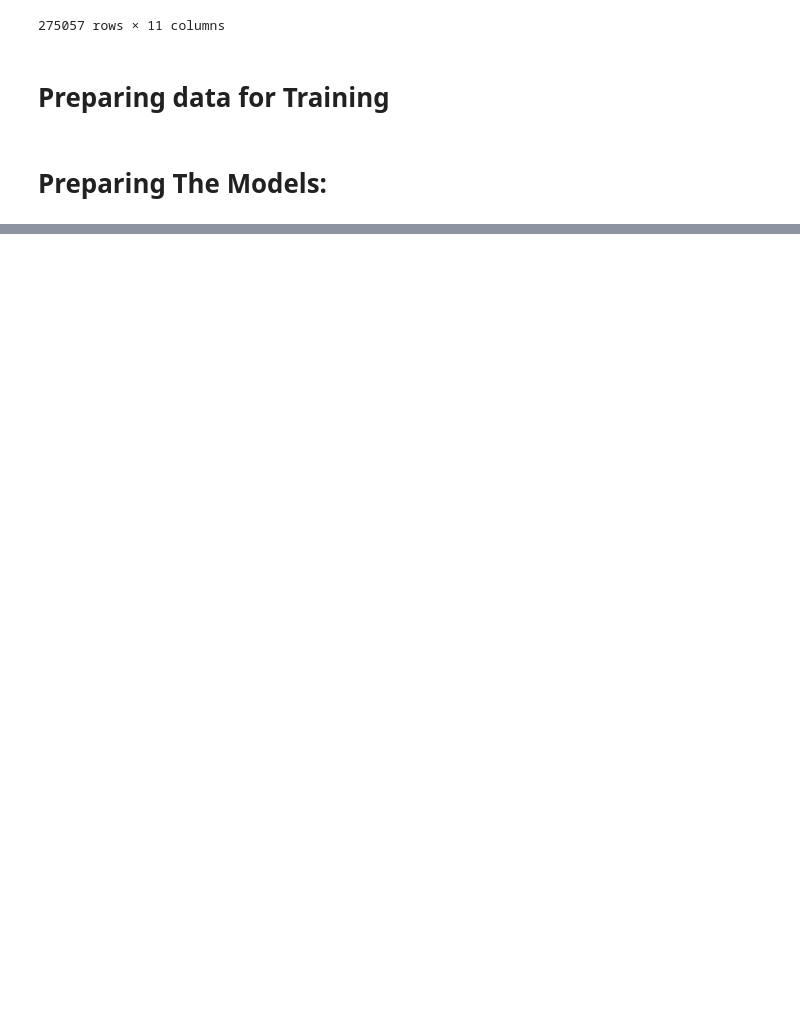
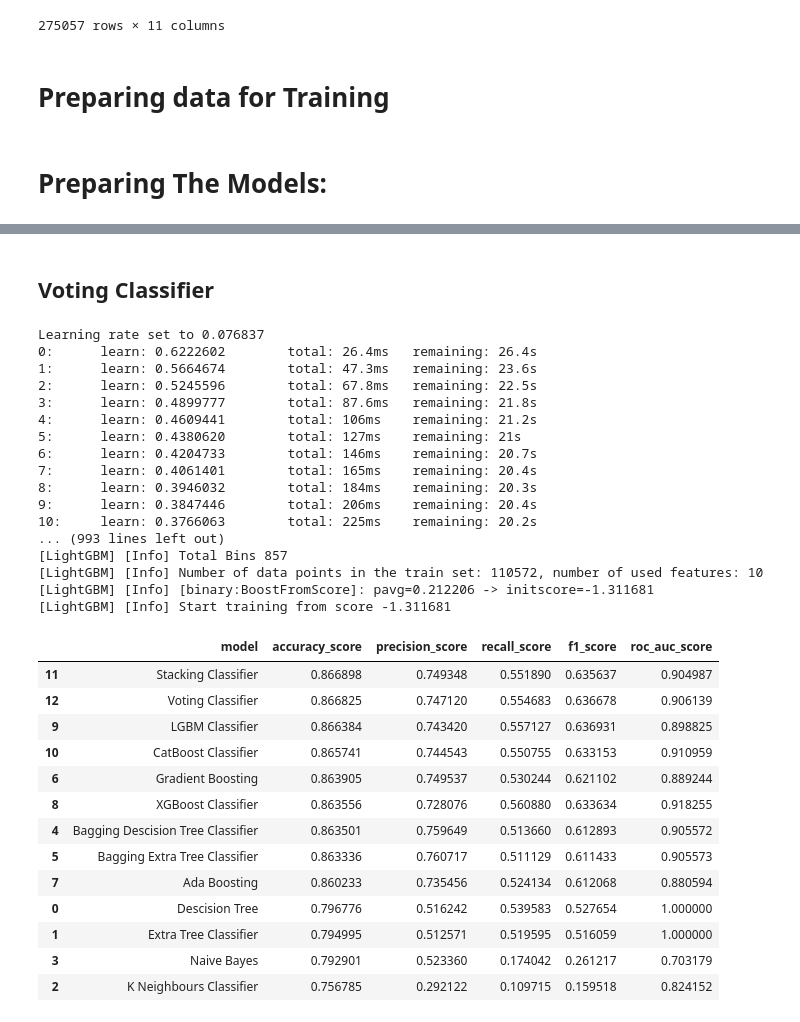
Before and after one commit to Archit2000/Data-Science-Practice, a Jupyter notebook: binary-classification-with-a-bank-churn-dataset/binary-classification-with-a-bank-churn-dataset.ipynb, the cells around one changed output, grey strips where cells are left out. Saved outputs shown, nothing was run; the diff lists cells and outputs as text; code cells hidden in the pictures; blank space fills up the shorter version.

```diff
--- a/binary-classification-with-a-bank-churn-dataset/binary-classification-with-a-bank-churn-dataset.ipynb
+++ b/binary-classification-with-a-bank-churn-dataset/binary-classification-with-a-bank-churn-dataset.ipynb
@@ -310,0 +400,6 @@ AUC for validation set 4: 0.8833967651061759
+# %%
+lgbm = LGBMClassifier()
+lgbm.fit(X_train,y_train)
+predicted_value = lgbm.predict(X_test)
+roc = roc_auc_score(y_train, lgbm.predict_proba(X_train)[:, 1])
+model_metrics.loc[len(model_metrics.index)] = ['LGBM Classifier', accuracy_score(y_test, predicted_value), precision_score(y_test, predicted_value),recall_score(y_test, predicted_value),f1_score(y_test, predicted_value),roc]
@@ -310,0 +417,7 @@ AUC for validation set 4: 0.8833967651061759
+# %%
+cat  = CatBoostClassifier()
+cat.fit(X_train,y_train)
+predicted_value = cat.predict(X_test)
+roc = roc_auc_score(y_train, cat.predict_proba(X_train)[:, 1])
+
+model_metrics.loc[len(model_metrics.index)] = ['CatBoost Classifier', accuracy_score(y_test, predicted_value), precision_score(y_test, predicted_value),recall_score(y_test, predicted_value),f1_score(y_test, predicted_value),roc]
@@ -310,0 +478,12 @@ AUC for validation set 4: 0.8833967651061759
+# %%
+base_models = [
+    ('catboost', CatBoostClassifier()),
+    ('lgbm',LGBMClassifier())
+
+]
+stacking_clf = StackingClassifier(estimators=base_models, final_estimator=LogisticRegression())
+stacking_clf.fit(X_train, y_train)
+predicted_value = stacking_clf.predict(X_test)
+roc = roc_auc_score(y_train, stacking_clf.predict_proba(X_train)[:, 1])
+
+model_metrics.loc[len(model_metrics.index)] = ['Stacking Classifier', accuracy_score(y_test, predicted_value), precision_score(y_test, predicted_value),recall_score(y_test, predicted_value),f1_score(y_test, predicted_value),roc]
@@ -310,0 +521,53 @@ AUC for validation set 4: 0.8833967651061759
+# %% [markdown]
+## Voting Classifier
+# %%
+
+base_models = [
+    ('catboost', CatBoostClassifier()),
+    ('lgbm',LGBMClassifier())
+
+]
+
+# Create the Voting Classifier
+voting_clf = VotingClassifier(
+    estimators=base_models,
+    voting='soft'  # Can be changed to 'soft' if desired
+)
+
+# Fit the Voting Classifier
+voting_clf.fit(X_train, y_train)
+predicted_value = voting_clf.predict(X_test)
+roc = roc_auc_score(y_train, voting_clf.predict_proba(X_train)[:, 1])
+model_metrics.loc[len(model_metrics.index)] = ['Voting Classifier', accuracy_score(y_test, predicted_value), precision_score(y_test, predicted_value),recall_score(y_test, predicted_value),f1_score(y_test, predicted_value),roc]
+# %% [output]
+Learning rate set to 0.076837
+0:      learn: 0.6222602        total: 26.4ms   remaining: 26.4s
+1:      learn: 0.5664674        total: 47.3ms   remaining: 23.6s
+2:      learn: 0.5245596        total: 67.8ms   remaining: 22.5s
+3:      learn: 0.4899777        total: 87.6ms   remaining: 21.8s
+4:      learn: 0.4609441        total: 106ms    remaining: 21.2s
+5:      learn: 0.4380620        total: 127ms    remaining: 21s
+6:      learn: 0.4204733        total: 146ms    remaining: 20.7s
+7:      learn: 0.4061401        total: 165ms    remaining: 20.4s
+8:      learn: 0.3946032        total: 184ms    remaining: 20.3s
+9:      learn: 0.3847446        total: 206ms    remaining: 20.4s
+10:     learn: 0.3766063        total: 225ms    remaining: 20.2s
+... (993 lines left out)
+[LightGBM] [Info] Total Bins 857
+[LightGBM] [Info] Number of data points in the train set: 110572, number of used features: 10
+[LightGBM] [Info] [binary:BoostFromScore]: pavg=0.212206 -> initscore=-1.311681
+[LightGBM] [Info] Start training from score -1.311681
+|  | model | accuracy_score | precision_score | recall_score | f1_score | roc_auc_score |
+| 11 | Stacking Classifier | 0.866898 | 0.749348 | 0.551890 | 0.635637 | 0.904987 |
+| 12 | Voting Classifier | 0.866825 | 0.747120 | 0.554683 | 0.636678 | 0.906139 |
+| 9 | LGBM Classifier | 0.866384 | 0.743420 | 0.557127 | 0.636931 | 0.898825 |
+| 10 | CatBoost Classifier | 0.865741 | 0.744543 | 0.550755 | 0.633153 | 0.910959 |
+| 6 | Gradient Boosting | 0.863905 | 0.749537 | 0.530244 | 0.621102 | 0.889244 |
+| 8 | XGBoost Classifier | 0.863556 | 0.728076 | 0.560880 | 0.633634 | 0.918255 |
+| 4 | Bagging Descision Tree Classifier | 0.863501 | 0.759649 | 0.513660 | 0.612893 | 0.905572 |
+| 5 | Bagging Extra Tree Classifier | 0.863336 | 0.760717 | 0.511129 | 0.611433 | 0.905573 |
+| 7 | Ada Boosting | 0.860233 | 0.735456 | 0.524134 | 0.612068 | 0.880594 |
+| 0 | Descision Tree | 0.796776 | 0.516242 | 0.539583 | 0.527654 | 1.000000 |
+| 1 | Extra Tree Classifier | 0.794995 | 0.512571 | 0.519595 | 0.516059 | 1.000000 |
+| 3 | Naive Bayes | 0.792901 | 0.523360 | 0.174042 | 0.261217 | 0.703179 |
+| 2 | K Neighbours Classifier | 0.756785 | 0.292122 | 0.109715 | 0.159518 | 0.824152 |
```
Also changed, not shown: parts of 53 cells of this notebook, 13 other files.
